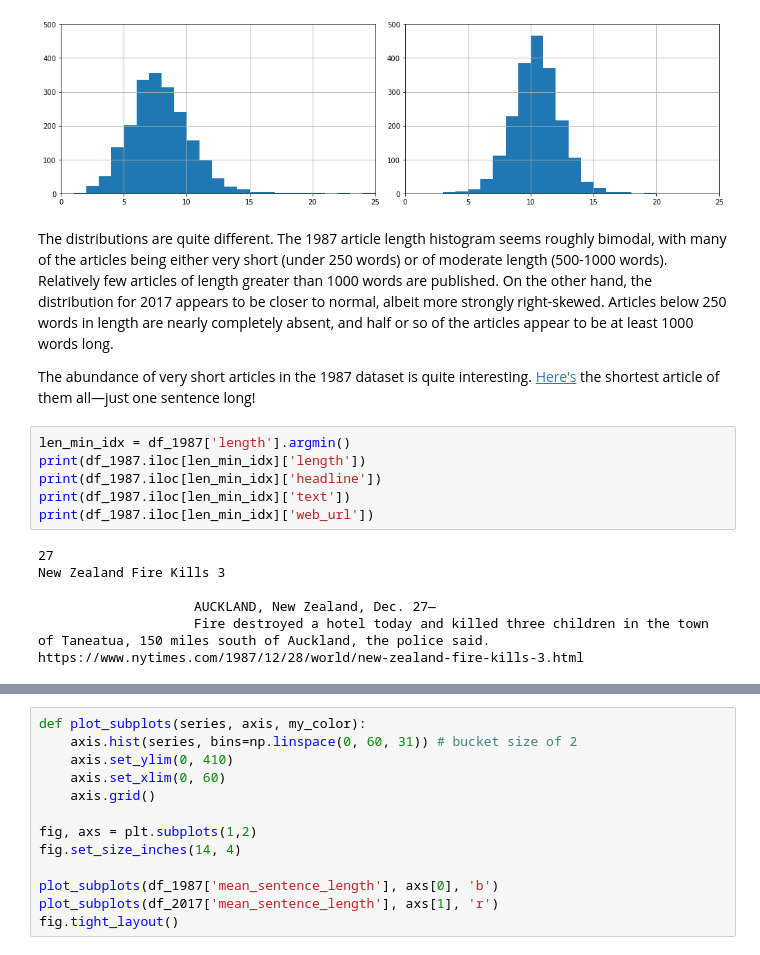
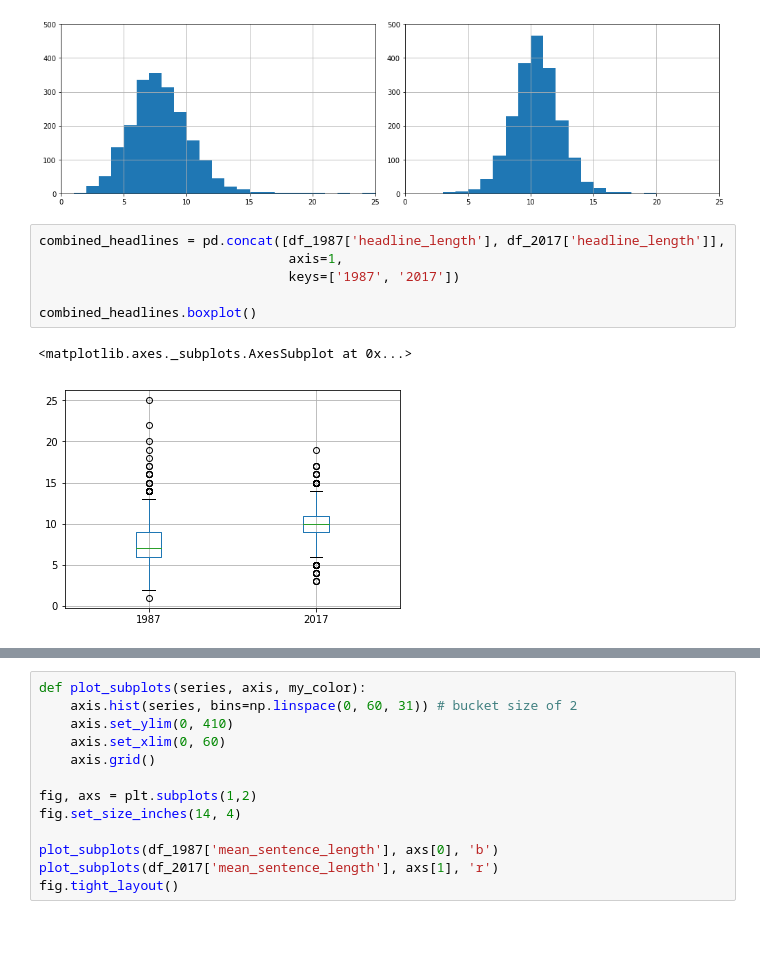
Before and after one commit to alisharifi2000/nyt-analysis, a Jupyter notebook: times.ipynb, the cells around one changed output, grey strips where cells are left out. Cells and saved outputs as stored; diff of their text form.

```diff
--- a/times.ipynb
+++ b/times.ipynb
@@ -383,21 +275,13 @@ plot_subplots(df_2017['headline_length'], axs[1], 'r')
 fig.tight_layout()
 # %% [output]
 [figure]
-# %% [markdown]
-The distributions are quite different. The 1987 article length histogram seems roughly bimodal, with many of the articles being either very short (under 250 words) or of moderate length (500-1000 words). Relatively few articles of length greater than 1000 words are published. On the other hand, the distribution for 2017 appears to be closer to normal, albeit more strongly right-skewed. Articles below 250 words in length are nearly completely absent, and half or so of the articles appear to be at least 1000 words long.
-
-The abundance of very short articles in the 1987 dataset is quite interesting. [Here's](https://www.nytimes.com/1987/12/28/world/new-zealand-fire-kills-3.html) the shortest article of them all—just one sentence long!
-# %%
-len_min_idx = df_1987['length'].argmin()
-print(df_1987.iloc[len_min_idx]['length'])
-print(df_1987.iloc[len_min_idx]['headline'])
-print(df_1987.iloc[len_min_idx]['text'])
-print(df_1987.iloc[len_min_idx]['web_url'])
-# %% [output]
-27
-New Zealand Fire Kills 3
-
-                    AUCKLAND, New Zealand, Dec. 27—
-                    Fire destroyed a hotel today and killed three children in the town of Taneatua, 150 miles south of Auckland, the police said.
-https://www.nytimes.com/1987/12/28/world/new-zealand-fire-kills-3.html
+# %%
+combined_headlines = pd.concat([df_1987['headline_length'], df_2017['headline_length']],
+                                axis=1,
+                                keys=['1987', '2017'])
+
+combined_headlines.boxplot()
+# %% [output]
+<matplotlib.axes._subplots.AxesSubplot at 0x...>
+[figure, added]
 # %% [markdown]
```
Also changed, not shown: parts of 93 cells of this notebook.
